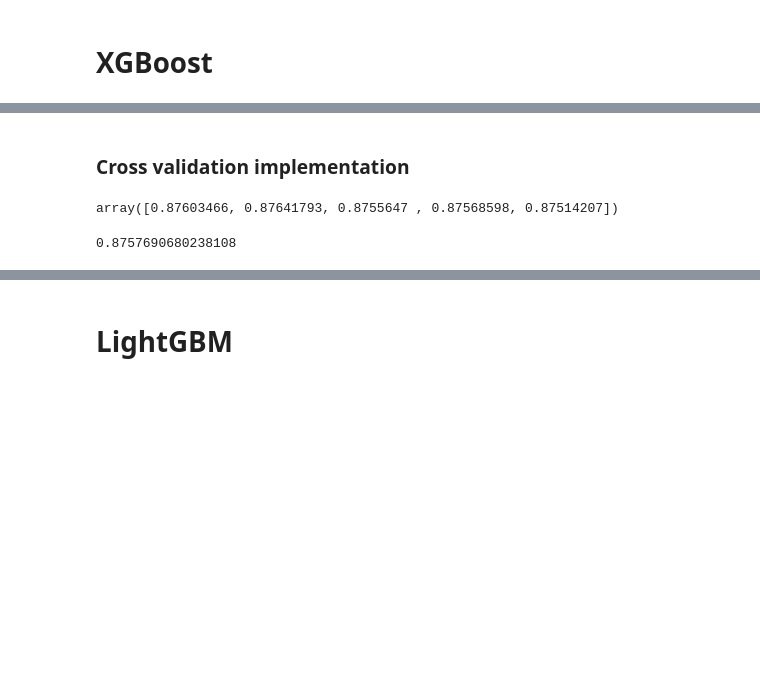
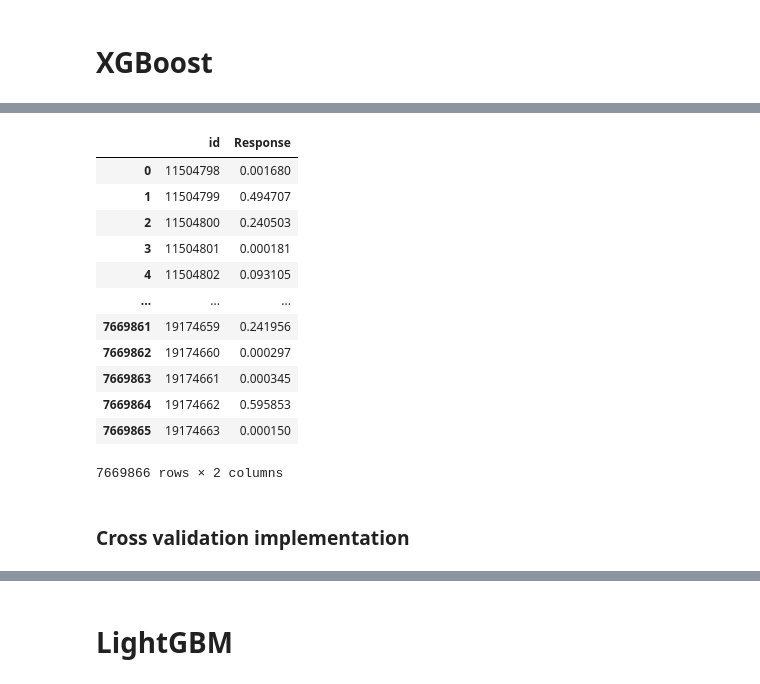
Before and after one commit to rubanzasilva/insurance_cross_selling, a Jupyter notebook: fastai_neural_network_gradient_boosting.ipynb, the cells around one changed output, grey strips where cells are left out. Drawn from its saved outputs; the diff is of its cells as text; code cells hidden in the pictures; blank space fills up the shorter version.

Commit message:
Kaggle Notebook | fastai_neural_network+gradient_boosting | adding proper submissions for neural net and gbms

```diff
--- a/fastai_neural_network_gradient_boosting.ipynb
+++ b/fastai_neural_network_gradient_boosting.ipynb
@@ -298,12 +305,35 @@ xgb_optuna_params = {
+# %%
+xgb_params = {
+    'colsample_bylevel': 0.21416299403295808,
+    'colsample_bynode': 0.6208356380953189,
+    'colsample_bytree': 0.19219680400212635,
+    'gamma': 0.6051664515971382,
+    'max_bin': 682,
+    'max_delta_step': 5.264818337431145,
+    'max_depth': 68,
+    'min_child_weight': 5.23408291542125,
+    'n_estimators': 10000,
+    'n_jobs': -1,
+    'objective': "binary:logistic",
+    'reg_alpha': 0.46516016901463414,
+    'reg_lambda': 0.8410553418334902,
+    'subsample': 0.802533192662325,
+    'verbosity': 0,
+    'eval_metric': "auc",
+    #'early_stopping_rounds': 200,
+    'tree_method': 'gpu_hist'  # Use GPU acceleration
+}
 # %%
-xgb_model = xgb.XGBClassifier(n_estimators = 100, max_depth=8, learning_rate=0.1, subsample=0.5)
+%%time
+xgb_model = xgb.XGBClassifier(**xgb_params)
 xgb_model = xgb_model.fit(X_train, y_train)
 
 xgb_preds = tensor(xgb_model.predict(test_dl.xs))
+xgb_preds_proba = tensor(xgb_model.predict_proba(test_dl.xs))[:, 1]
 
 xgb_preds_x = tensor(xgb_model.predict(X_test))
+xgb_preds_x_proba = tensor(xgb_model.predict_proba(X_test))[:, 1]
 
-#accuracy_score(y_test,xgb_preds_x)
-xgb_score = roc_auc_score(y_test,xgb_preds_x)
+xgb_score = roc_auc_score(y_test,xgb_preds_x_proba)
 xgb_score
 # %% [output]
@@ -311,13 +350,29 @@ xgb_score
+# %%
+submit = pd.read_csv(path/'sample_submission.csv')
+submit['Response'] = xgb_preds_proba
+submit.to_csv('submission.csv', index=False)
+sub = pd.read_csv('submission.csv')
+sub
+# %% [output]
+|  | id | Response |
+| 0 | 11504798 | 0.001680 |
+| 1 | 11504799 | 0.494707 |
+| 2 | 11504800 | 0.240503 |
+| 3 | 11504801 | 0.000181 |
+| 4 | 11504802 | 0.093105 |
+| ... | ... | ... |
+| 7669861 | 19174659 | 0.241956 |
+| 7669862 | 19174660 | 0.000297 |
+| 7669863 | 19174661 | 0.000345 |
+| 7669864 | 19174662 | 0.595853 |
+| 7669865 | 19174663 | 0.000150 |
+7669866 rows × 2 columns
 # %% [markdown]
 ### Cross validation implementation
 # %%
 scores = cross_val_score(xgb_model,X_train, y_train,cv=5,scoring='roc_auc')
 scores
-# %% [output]
-array([0.87603466, 0.87641793, 0.8755647 , 0.87568598, 0.87514207])
 # %%
 scores.mean()
-# %% [output]
-0.8757690680238108
 # %%
 xgb_score
```
Also changed, not shown: parts of 32 cells of this notebook.
